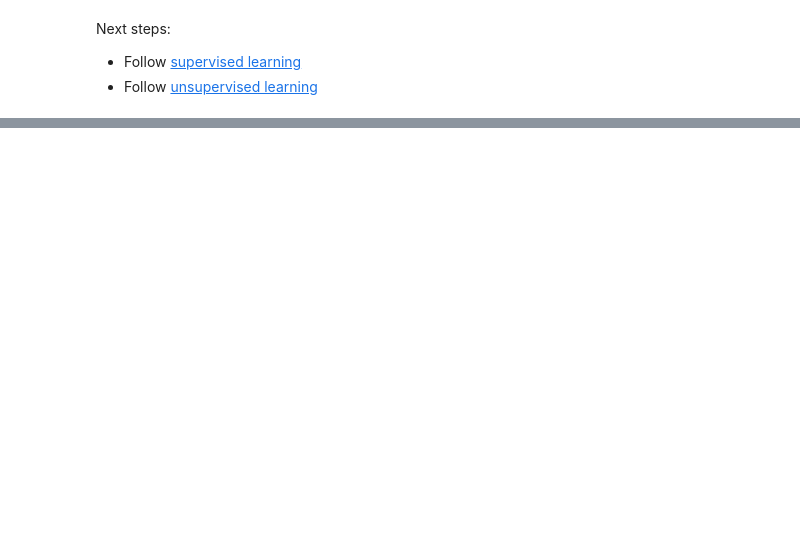
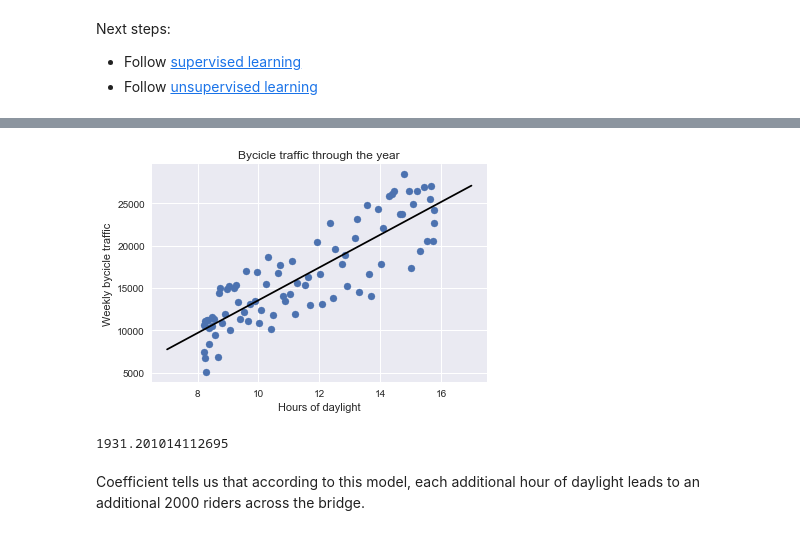
Before and after one commit to fabiangunzinger/seattle_cycling, a Jupyter notebook: seattle_cycling.ipynb, the cells around one changed output, grey strips where cells are left out. Cells and saved outputs as stored; diff of their text form; code cells hidden in the pictures; blank space fills up the shorter version.

```diff
--- a/seattle_cycling.ipynb
+++ b/seattle_cycling.ipynb
@@ -64,0 +68,25 @@ TypeError: unsupported operand type(s) for -: 'int' and 'datetime.datetime'
+# %%
+# Adding a linear trend
+
+from sklearn.linear_model import LinearRegression
+
+X = weekly[['daylight']]
+y = weekly['total']
+clf = LinearRegression(fit_intercept=True).fit(X, y)
+
+xfit = np.linspace(7, 17)
+yfit = clf.predict(xfit[:, None])
+
+plt.scatter(weekly.daylight, weekly.total)
+plt.plot(xfit, yfit, '-k')
+plt.title('Bycicle traffic through the year')
+plt.xlabel('Hours of daylight')
+plt.ylabel('Weekly bycicle traffic');
+# %% [output]
+[figure, added]
+# %%
+clf.coef_[0]
+# %% [output]
+1931.201014112695
+# %% [markdown]
+Coefficient tells us that according to this model, each additional hour of daylight leads to an additional 2000 riders across the bridge.
```
Also changed, not shown: parts of 13 cells of this notebook, 1 other file.
